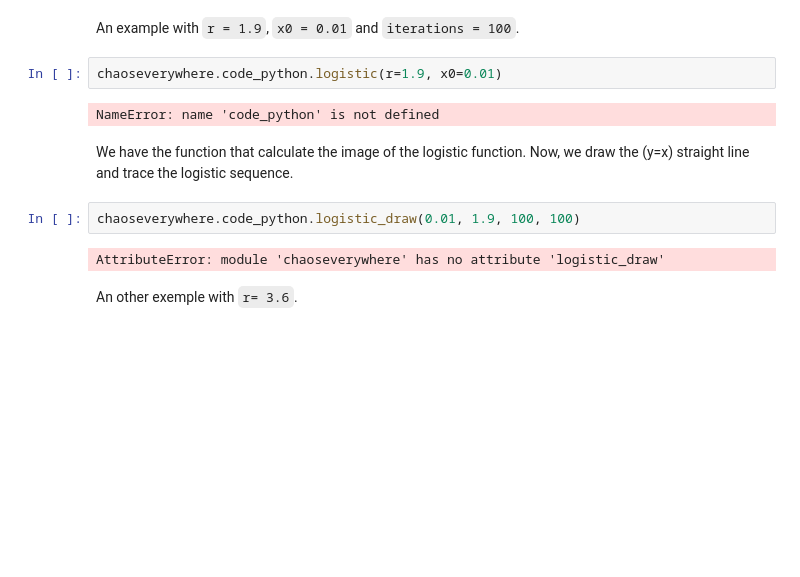
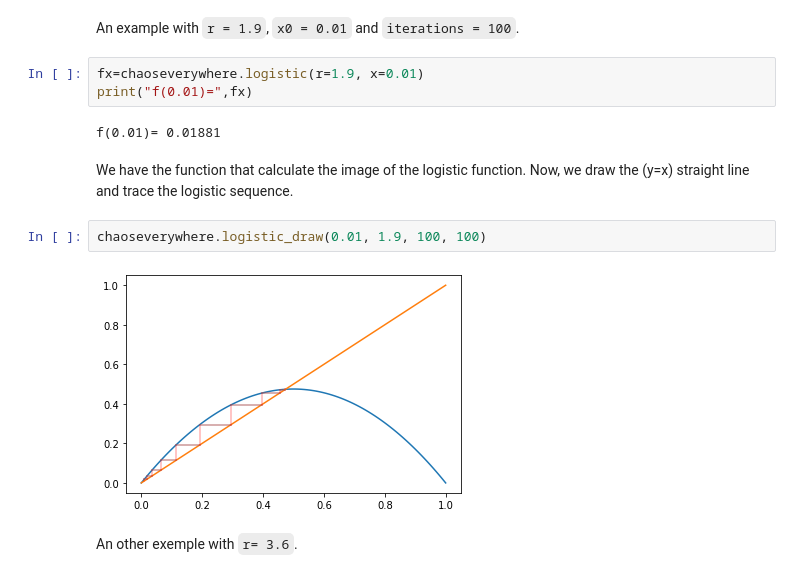
Before and after one commit to tanglef/chaoseverywhere, a Jupyter notebook: chaoseverywhere/Sketch/logistic.ipynb, the cells around one changed output. Drawn from its saved outputs; the diff is of its cells as text; blank space fills up the shorter version.

```diff
--- a/chaoseverywhere/Sketch/logistic.ipynb
+++ b/chaoseverywhere/Sketch/logistic.ipynb
@@ -37,15 +34,16 @@ We can also write this function without sequences : $f(x)=rx(1-x)$.
 # %% [markdown]
 An example with `r = 1.9`, `x0 = 0.01` and `iterations = 100`.
 # %%
-chaoseverywhere.code_python.logistic(r=1.9, x0=0.01)
+fx=chaoseverywhere.logistic(r=1.9, x=0.01)
+print("f(0.01)=",fx)
 # %% [output]
-NameError: name 'code_python' is not defined
+f(0.01)= 0.01881
 # %% [markdown]
 We have the function that calculate the image of the logistic function. Now, we draw the (y=x) straight line and trace the logistic sequence.
 # %%
-chaoseverywhere.code_python.logistic_draw(0.01, 1.9, 100, 100)
+chaoseverywhere.logistic_draw(0.01, 1.9, 100, 100)
 # %% [output]
-AttributeError: module 'chaoseverywhere' has no attribute 'logistic_draw'
+[figure, added]
 # %% [markdown]
 An other exemple with `r= 3.6`.
 # %%
```
Also changed, not shown: parts of 7 cells of this notebook.
